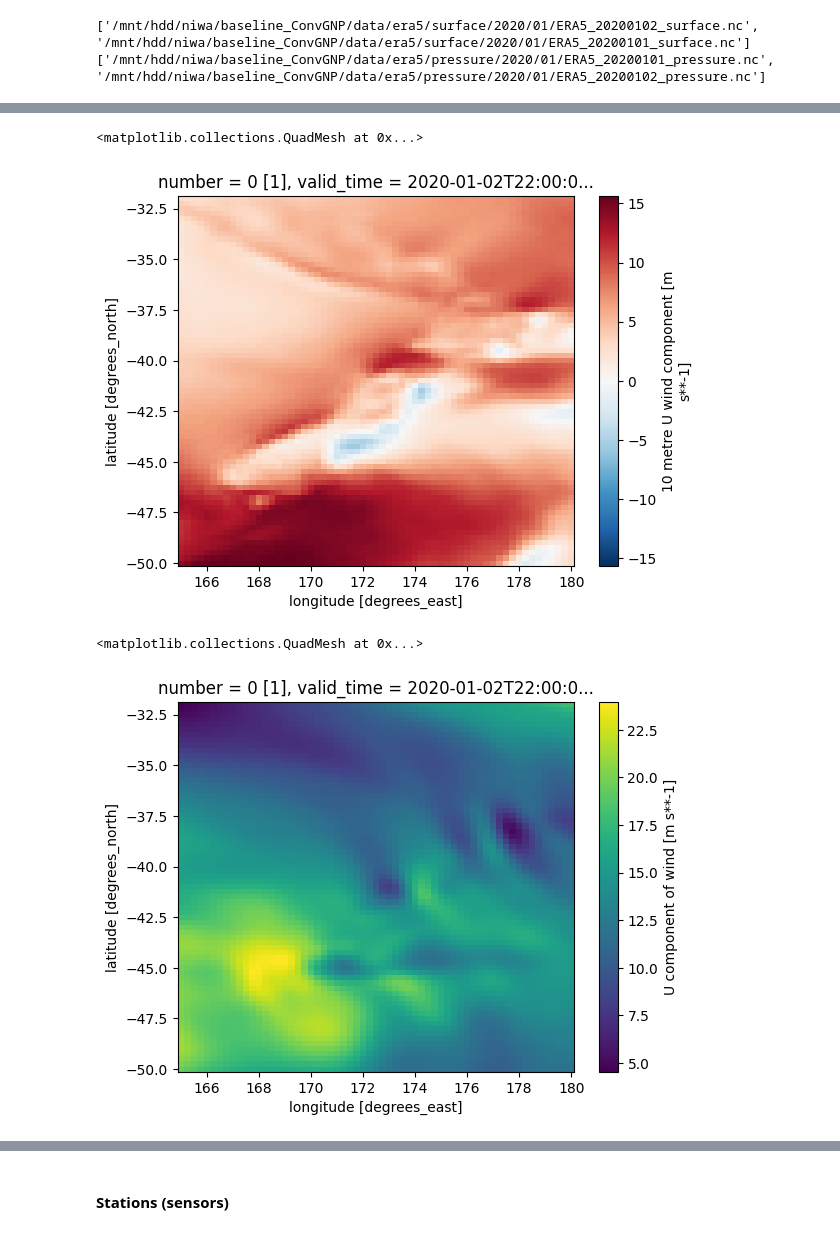
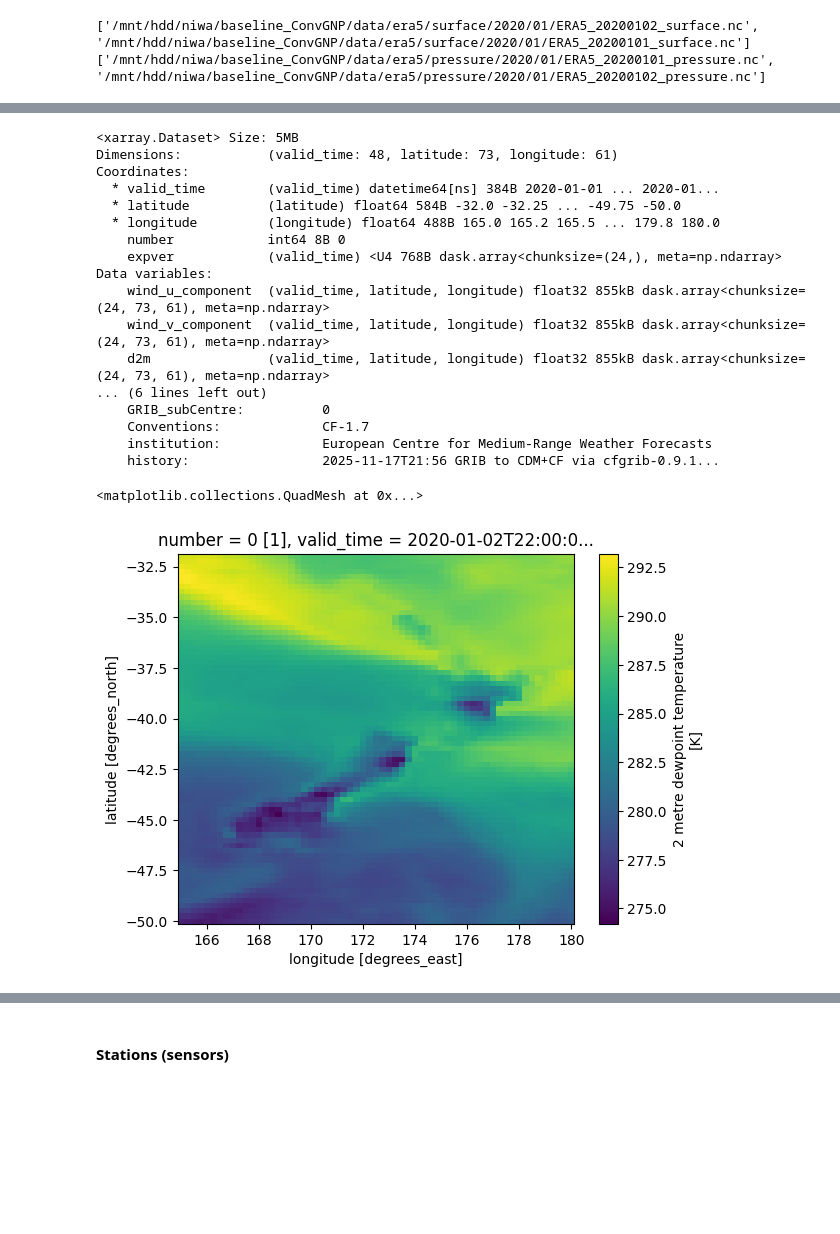
Before and after one commit to LennoxC/convcnp-assim-nz, a Jupyter notebook: notebooks/eda/netCDF_visualise.ipynb, the cells around one changed output, grey strips where cells are left out. Drawn from its saved outputs; the diff is of its cells as text; code cells hidden in the pictures; blank space fills up the shorter version.

```diff
--- a/notebooks/eda/netCDF_visualise.ipynb
+++ b/notebooks/eda/netCDF_visualise.ipynb
@@ -99,14 +99,37 @@ Attributes:
 # %%
 date = "2020-01-02T22:00"
 # %%
-ds_surface.sel(valid_time=date)['u10'].plot()
+print(ds_surface)
+
+# u10: wind u component at 10m
+# v10: wind v component at 10m
+# d2m: dew point temperature at 2m
+# t2m: temperature at 2m
+# lsm: land sea mask
+# msl: mean sea level pressure
+
+ds_surface.sel(valid_time=date)['d2m'].plot()
 # %% [output]
-<matplotlib.collections.QuadMesh at 0x...>
+<xarray.Dataset> Size: 5MB
+Dimensions:           (valid_time: 48, latitude: 73, longitude: 61)
+Coordinates:
+  * valid_time        (valid_time) datetime64[ns] 384B 2020-01-01 ... 2020-01...
+  * latitude          (latitude) float64 584B -32.0 -32.25 ... -49.75 -50.0
+  * longitude         (longitude) float64 488B 165.0 165.2 165.5 ... 179.8 180.0
+    number            int64 8B 0
+    expver            (valid_time) <U4 768B dask.array<chunksize=(24,), meta=np.ndarray>
+Data variables:
+    wind_u_component  (valid_time, latitude, longitude) float32 855kB dask.array<chunksize=(24, 73, 61), meta=np.ndarray>
+    wind_v_component  (valid_time, latitude, longitude) float32 855kB dask.array<chunksize=(24, 73, 61), meta=np.ndarray>
+    d2m               (valid_time, latitude, longitude) float32 855kB dask.array<chunksize=(24, 73, 61), meta=np.ndarray>
+... (6 lines left out)
+    GRIB_subCentre:          0
+    Conventions:             CF-1.7
+    institution:             European Centre for Medium-Range Weather Forecasts
+    history:                 2025-11-17T21:56 GRIB to CDM+CF via cfgrib-0.9.1...
+<matplotlib.collections.QuadMesh at 0x...>
-[figure, old version]
+[figure, new version]
 # %%
-ds_pressure.sel(valid_time="2020-01-02T22:00")['u'].isel(pressure_level=0).plot()
+#ds_pressure.sel(valid_time="2020-01-02T22:00")['u'].isel(pressure_level=0).plot()
-# %% [output]
-<matplotlib.collections.QuadMesh at 0x...>
-[figure, removed]
 # %%
 # plot topography
```
Also changed, not shown: parts of 7 cells of this notebook, 5 other files.
